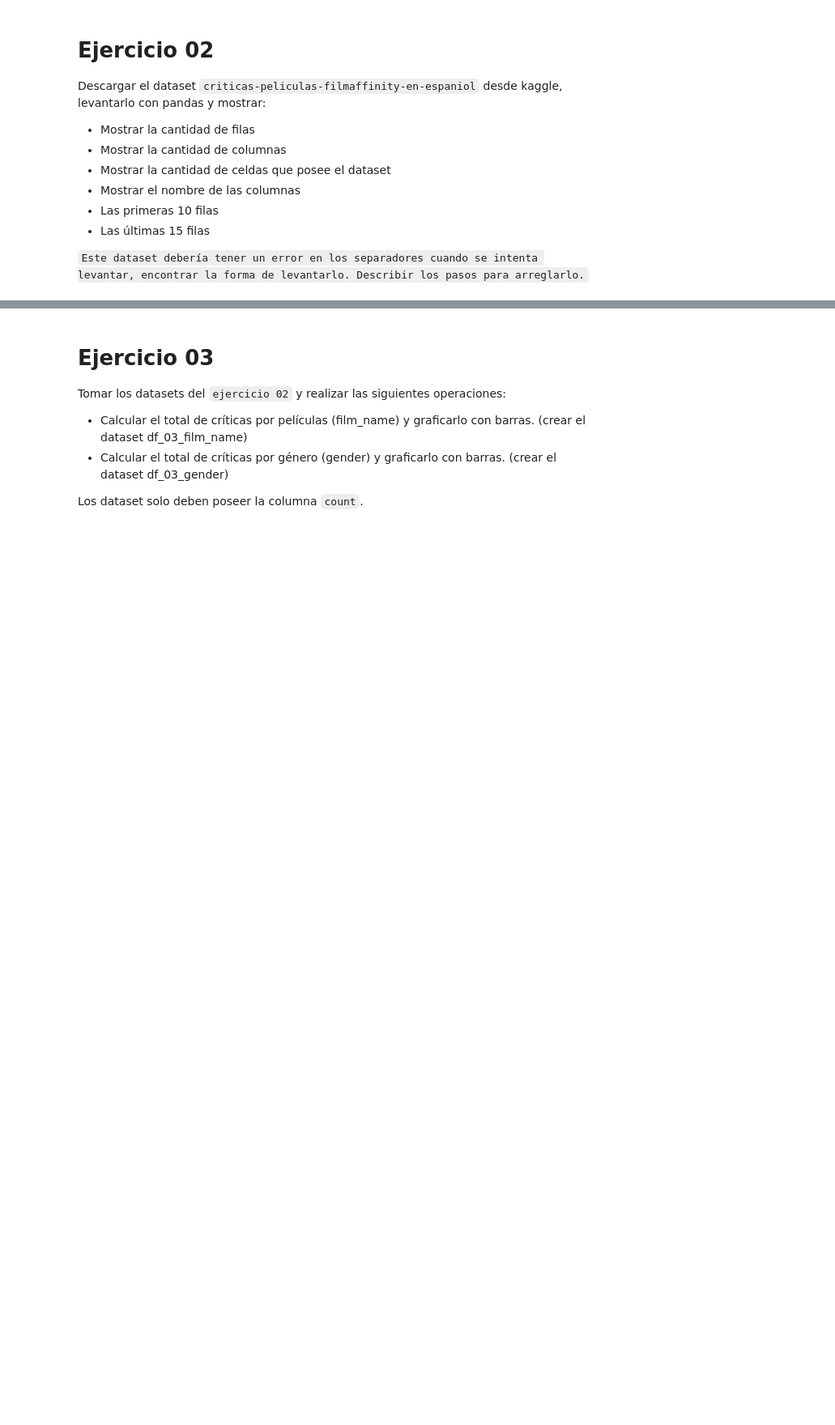
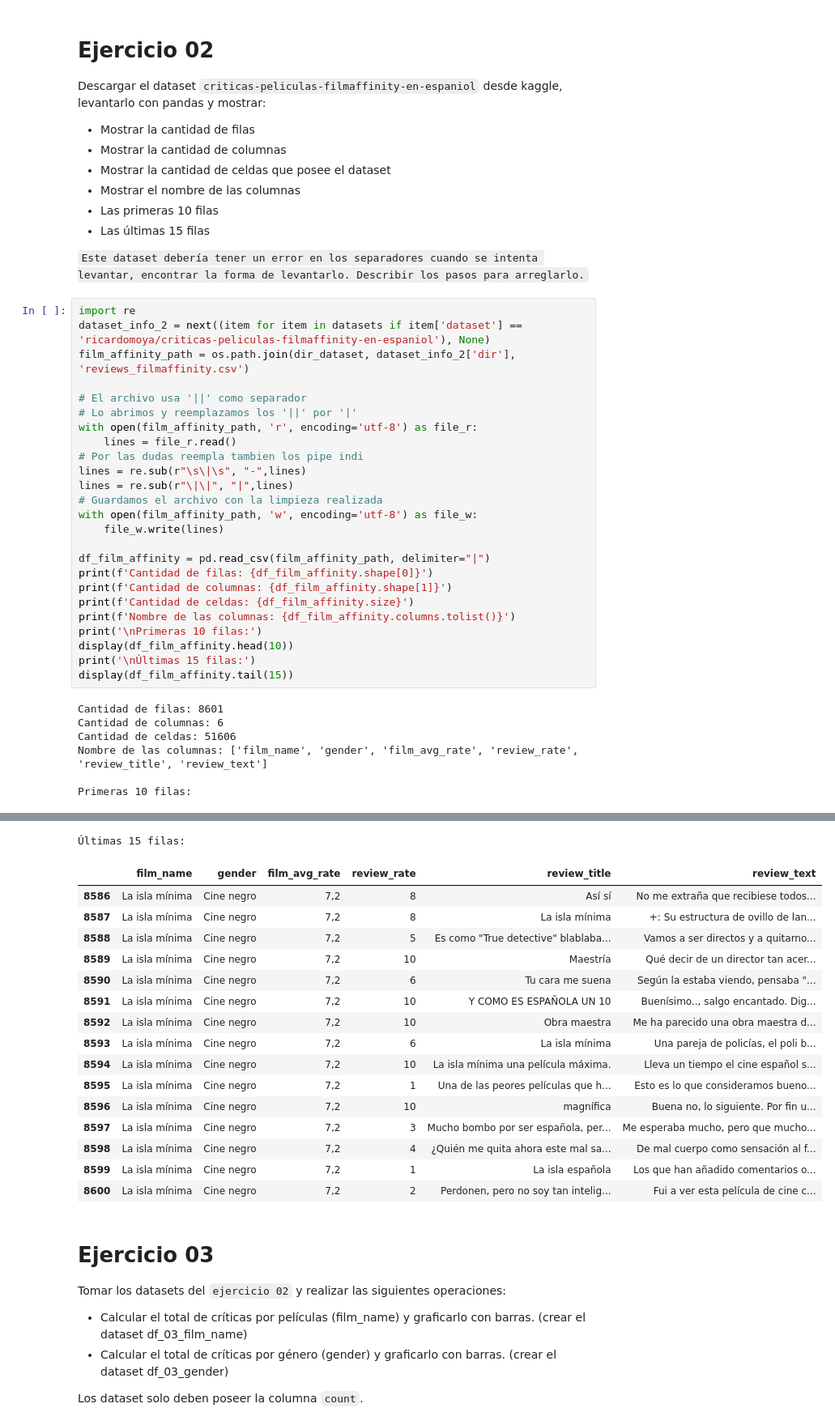
Before and after one commit to baubyte/HerramientasDeSoftwareParaElAnalisisDeDatos, a Jupyter notebook: Tema_4/Ejercicios/Semana_04_Practica_04.ipynb, the cells around one changed output, grey strips where cells are left out. Shown at 81% size. Saved outputs shown, nothing was run; the diff lists cells and outputs as text; blank space fills up the shorter version.

```diff
--- a/Tema_4/Ejercicios/Semana_04_Practica_04.ipynb
+++ b/Tema_4/Ejercicios/Semana_04_Practica_04.ipynb
@@ -39,3 +149,35 @@ Descargar el dataset `criticas-peliculas-filmaffinity-en-espaniol` desde kaggle,
 - Las últimas 15 filas
 
 `Este dataset debería tener un error en los separadores cuando se intenta levantar, encontrar la forma de levantarlo. Describir los pasos para arreglarlo.`
+# %%
+import re
+dataset_info_2 = next((item for item in datasets if item['dataset'] == 'ricardomoya/criticas-peliculas-filmaffinity-en-espaniol'), None)
+film_affinity_path = os.path.join(dir_dataset, dataset_info_2['dir'], 'reviews_filmaffinity.csv')
+
+# El archivo usa '||' como separador
+# Lo abrimos y reemplazamos los '||' por '|'
+with open(film_affinity_path, 'r', encoding='utf-8') as file_r:
+    lines = file_r.read()
+# Por las dudas reempla tambien los pipe indi
+lines = re.sub(r"\s\|\s", "-",lines)
+lines = re.sub(r"\|\|", "|",lines)
+# Guardamos el archivo con la limpieza realizada
+with open(film_affinity_path, 'w', encoding='utf-8') as file_w:
+    file_w.write(lines)
+
+df_film_affinity = pd.read_csv(film_affinity_path, delimiter="|")
+print(f'Cantidad de filas: {df_film_affinity.shape[0]}')
+print(f'Cantidad de columnas: {df_film_affinity.shape[1]}')
+print(f'Cantidad de celdas: {df_film_affinity.size}')
+print(f'Nombre de las columnas: {df_film_affinity.columns.tolist()}')
+print('\nPrimeras 10 filas:')
+display(df_film_affinity.head(10))
+print('\nÚltimas 15 filas:')
+display(df_film_affinity.tail(15))
+# %% [output]
+Cantidad de filas: 8601
+Cantidad de columnas: 6
+Cantidad de celdas: 51606
+Nombre de las columnas: ['film_name', 'gender', 'film_avg_rate', 'review_rate', 'review_title', 'review_text']
+
+Primeras 10 filas:
@@ -42,3 +195,20 @@ Descargar el dataset `criticas-peliculas-filmaffinity-en-espaniol` desde kaggle,
+Últimas 15 filas:
+|  | film_name | gender | film_avg_rate | review_rate | review_title | review_text |
+| 8586 | La isla mínima | Cine negro | 7,2 | 8 | Así sí | No me extraña que recibiese todos... |
+| 8587 | La isla mínima | Cine negro | 7,2 | 8 | La isla mínima | +: Su estructura de ovillo de lan... |
+| 8588 | La isla mínima | Cine negro | 7,2 | 5 | Es como "True detective" blablaba... | Vamos a ser directos y a quitarno... |
+| 8589 | La isla mínima | Cine negro | 7,2 | 10 | Maestría | Qué decir de un director tan acer... |
+| 8590 | La isla mínima | Cine negro | 7,2 | 6 | Tu cara me suena | Según la estaba viendo, pensaba "... |
+| 8591 | La isla mínima | Cine negro | 7,2 | 10 | Y COMO ES ESPAÑOLA UN 10 | Buenísimo.., salgo encantado. Dig... |
+| 8592 | La isla mínima | Cine negro | 7,2 | 10 | Obra maestra | Me ha parecido una obra maestra d... |
+| 8593 | La isla mínima | Cine negro | 7,2 | 6 | La isla mínima | Una pareja de policías, el poli b... |
+| 8594 | La isla mínima | Cine negro | 7,2 | 10 | La isla mínima una película máxima. | Lleva un tiempo el cine español s... |
+| 8595 | La isla mínima | Cine negro | 7,2 | 1 | Una de las peores películas que h... | Esto es lo que consideramos bueno... |
+| 8596 | La isla mínima | Cine negro | 7,2 | 10 | magnífica | Buena no, lo siguiente. Por fin u... |
+| 8597 | La isla mínima | Cine negro | 7,2 | 3 | Mucho bombo por ser española, per... | Me esperaba mucho, pero que mucho... |
+| 8598 | La isla mínima | Cine negro | 7,2 | 4 | ¿Quién me quita ahora este mal sa... | De mal cuerpo como sensación al f... |
+| 8599 | La isla mínima | Cine negro | 7,2 | 1 | La isla española | Los que han añadido comentarios o... |
+| 8600 | La isla mínima | Cine negro | 7,2 | 2 | Perdonen, pero no soy tan intelig... | Fui a ver esta película de cine c... |
 # %% [markdown]
 # Ejercicio 03
 
```
Also changed, not shown: parts of 6 cells of this notebook.
